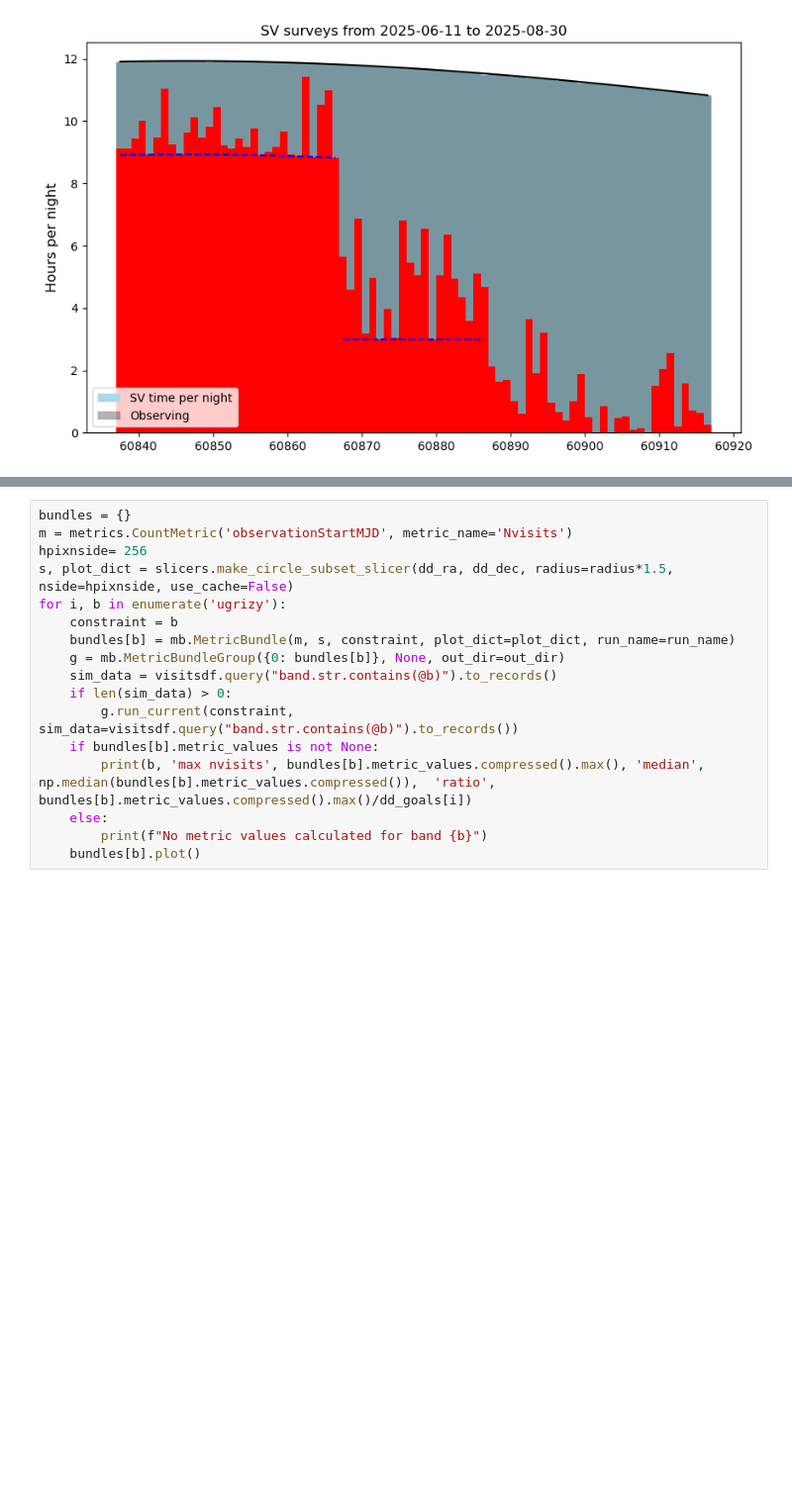
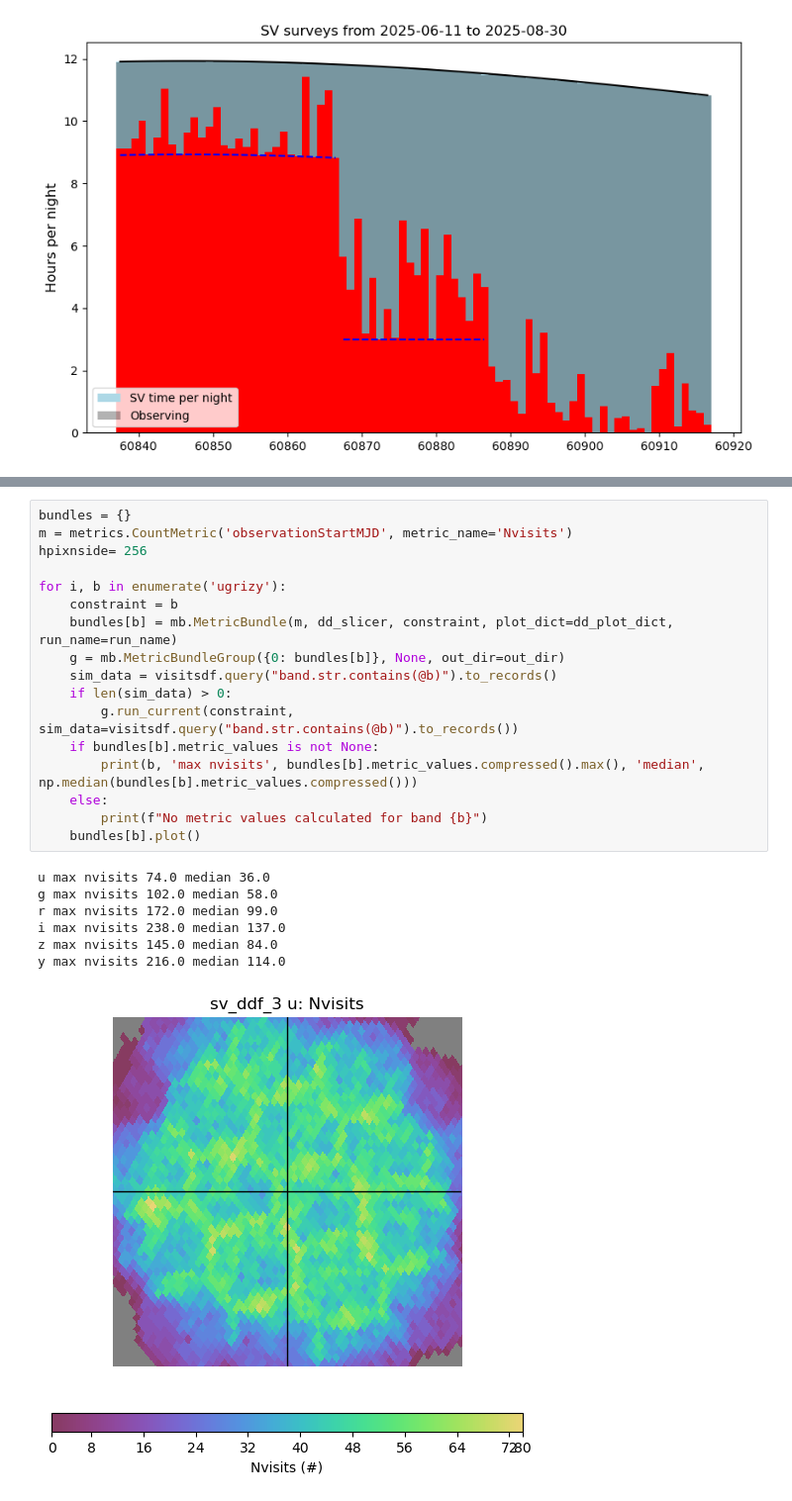
Before and after one commit to lsst-sims/lsstcam_sv, a Jupyter notebook: LSSTCam_SV-ddf-3.ipynb, the cells around one changed output, grey strips where cells are left out. Shown at 99% size. Cells and saved outputs as stored; diff of their text form; blank space fills up the shorter version.

```diff
--- a/LSSTCam_SV-ddf-3.ipynb
+++ b/LSSTCam_SV-ddf-3.ipynb
@@ -300,17 +328,25 @@ bundle.plot()
 # %%
 bundles = {}
 m = metrics.CountMetric('observationStartMJD', metric_name='Nvisits')
 hpixnside= 256
-s, plot_dict = slicers.make_circle_subset_slicer(dd_ra, dd_dec, radius=radius*1.5, nside=hpixnside, use_cache=False)
+
 for i, b in enumerate('ugrizy'):
     constraint = b
-    bundles[b] = mb.MetricBundle(m, s, constraint, plot_dict=plot_dict, run_name=run_name)
+    bundles[b] = mb.MetricBundle(m, dd_slicer, constraint, plot_dict=dd_plot_dict, run_name=run_name)
     g = mb.MetricBundleGroup({0: bundles[b]}, None, out_dir=out_dir)
     sim_data = visitsdf.query("band.str.contains(@b)").to_records()
     if len(sim_data) > 0:
         g.run_current(constraint, sim_data=visitsdf.query("band.str.contains(@b)").to_records())
     if bundles[b].metric_values is not None:
-        print(b, 'max nvisits', bundles[b].metric_values.compressed().max(), 'median', np.median(bundles[b].metric_values.compressed()),  'ratio', bundles[b].metric_values.compressed().max()/dd_goals[i])
+        print(b, 'max nvisits', bundles[b].metric_values.compressed().max(), 'median', np.median(bundles[b].metric_values.compressed()))
     else:
         print(f"No metric values calculated for band {b}")
     bundles[b].plot()
+# %% [output]
+u max nvisits 74.0 median 36.0
+g max nvisits 102.0 median 58.0
+r max nvisits 172.0 median 99.0
+i max nvisits 238.0 median 137.0
+z max nvisits 145.0 median 84.0
+y max nvisits 216.0 median 114.0
+[figure, added]
```
Also changed, not shown: parts of 11 cells of this notebook, 1 other file.
